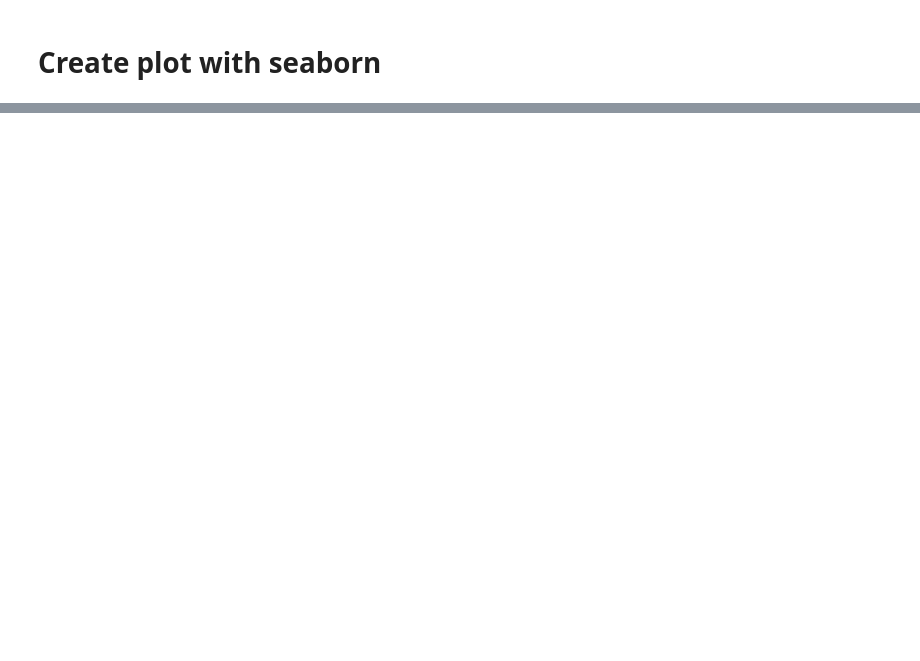
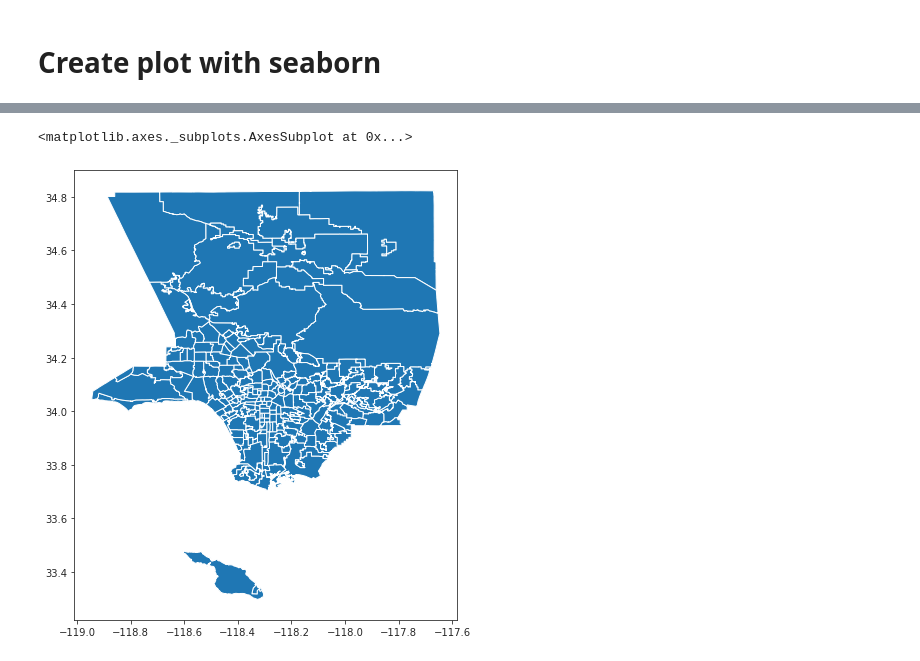
Before and after one commit to pattyjula/COVID-plots, a Jupyter notebook: lacounty_v1.ipynb, the cells around one changed output, grey strips where cells are left out. Drawn from its saved outputs; the diff is of its cells as text; code cells hidden in the pictures; blank space fills up the shorter version.

```diff
--- a/lacounty_v1.ipynb
+++ b/lacounty_v1.ipynb
@@ -215,7 +244,13 @@ plt.show()
 # %%
 import geopandas
 #url = "http://s3-us-west-2.amazonaws.com/boundaries.latimes.com/archive/1.0/boundary-set/la-county-neighborhoods-current.geojson"
-gdf = geopandas.read_file("neighborhood.geojson")
+gdf = geopandas.read_file("./nghbrhdraw.shp")
+gdf.plot()
+#gdf2 = gdf
+#gdf2.to_file(driver = 'ESRI Shapefile', filename= './nghbrhdraw.shp')
+# %% [output]
+<matplotlib.axes._subplots.AxesSubplot at 0x...>
+[figure, added]
 # %%
 #pip install geopandas
 #gdf.to_csv("neighborhoods.csv")
```
Also changed, not shown: parts of 11 cells of this notebook.
